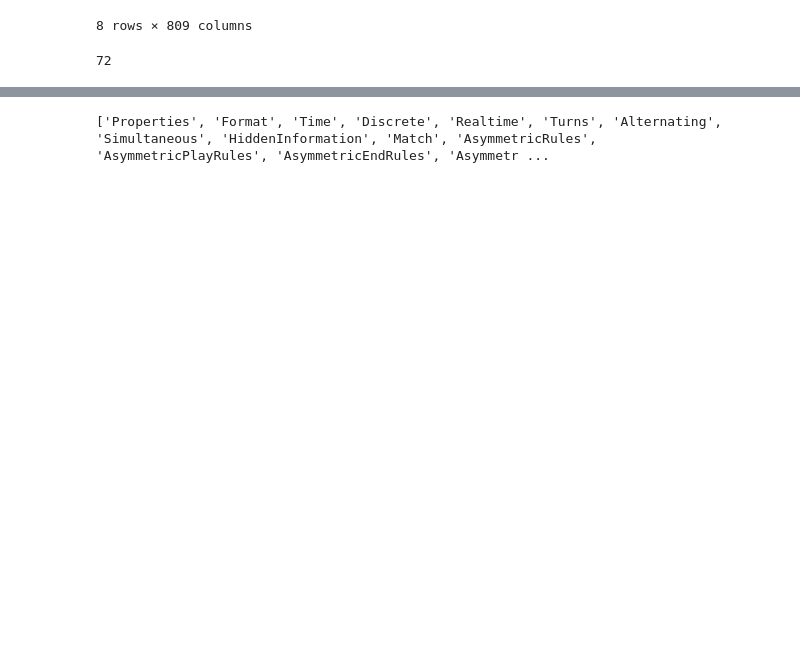
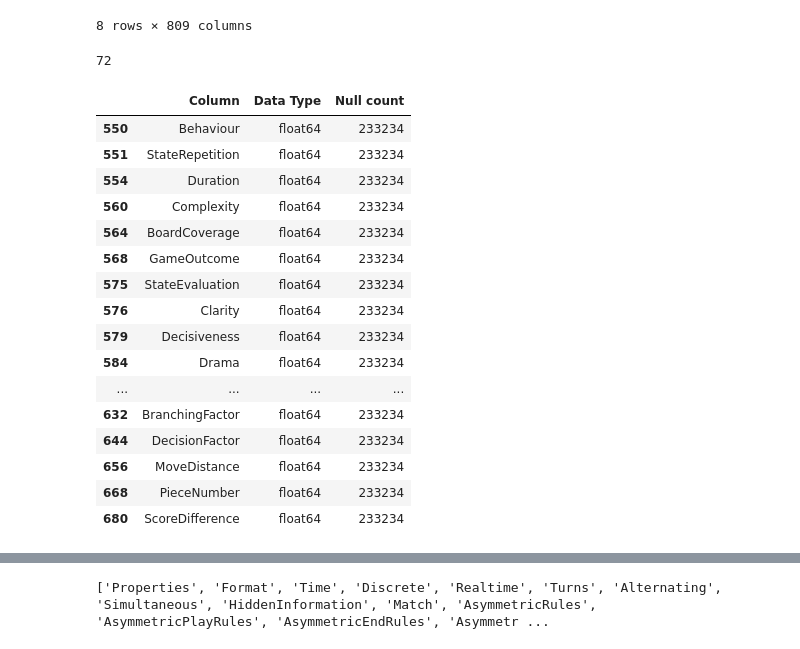
Before and after one commit to NasserMohamedEid/Game-Playing-Strength-Prediction-of-MCTS-Variants, a Jupyter notebook: Exploratory Data Analysis.ipynb, the cells around one changed output, grey strips where cells are left out. Cells and saved outputs as stored; diff of their text form; code cells hidden in the pictures; blank space fills up the shorter version.

```diff
--- a/Exploratory Data Analysis.ipynb
+++ b/Exploratory Data Analysis.ipynb
@@ -95,0 +113,22 @@ print(len(train_data["agent2"].unique()))
+# %%
+info=summarize_dataframe_info(train_data)
+# %%
+info[info["Null count"]>=1]
+# %% [output]
+|  | Column | Data Type | Null count |
+| 550 | Behaviour | float64 | 233234 |
+| 551 | StateRepetition | float64 | 233234 |
+| 554 | Duration | float64 | 233234 |
+| 560 | Complexity | float64 | 233234 |
+| 564 | BoardCoverage | float64 | 233234 |
+| 568 | GameOutcome | float64 | 233234 |
+| 575 | StateEvaluation | float64 | 233234 |
+| 576 | Clarity | float64 | 233234 |
+| 579 | Decisiveness | float64 | 233234 |
+| 584 | Drama | float64 | 233234 |
+| ... | ... | ... | ... |
+| 632 | BranchingFactor | float64 | 233234 |
+| 644 | DecisionFactor | float64 | 233234 |
+| 656 | MoveDistance | float64 | 233234 |
+| 668 | PieceNumber | float64 | 233234 |
+| 680 | ScoreDifference | float64 | 233234 |
```
Also changed, not shown: parts of 26 cells of this notebook.
